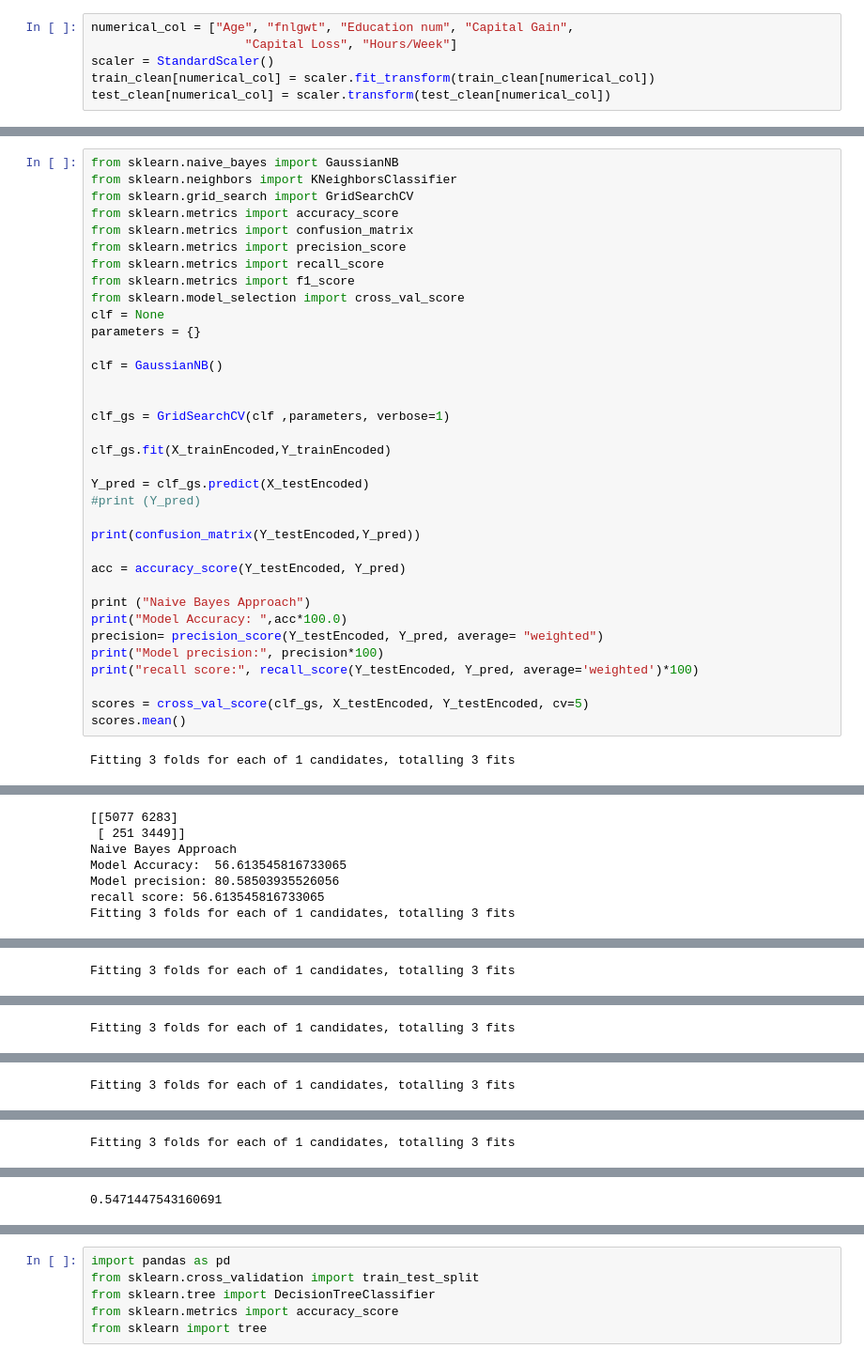
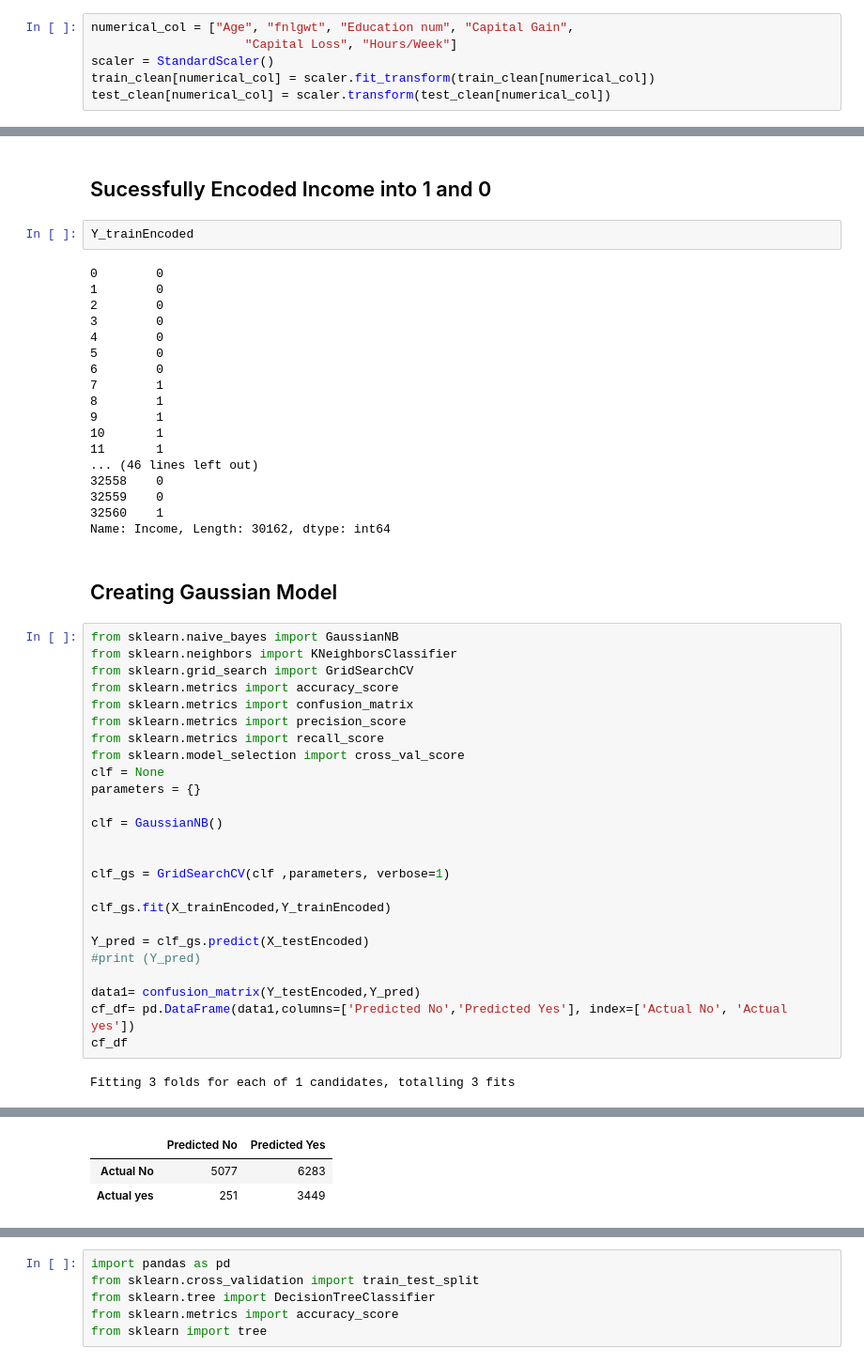
Before and after one commit to YashDeshpande1771/Adult-Income-prediction, a Jupyter notebook: DMW adult census.ipynb, the cells around one changed output, grey strips where cells are left out. Shown at 94% size. Saved outputs shown, nothing was run; the diff lists cells and outputs as text.

```diff
--- a/DMW adult census.ipynb
+++ b/DMW adult census.ipynb
@@ -133,6 +194,30 @@ Y_testEncoded = Y_test.replace([' <=50K.' , ' >50K.'] , [0,1])
 8      >50K
 9      >50K
 Name: Income, dtype: object
+# %% [markdown]
+## Sucessfully Encoded Income into 1 and 0
+# %%
+Y_trainEncoded
+# %% [output]
+0        0
+1        0
+2        0
+3        0
+4        0
+5        0
+6        0
+7        1
+8        1
+9        1
+10       1
+11       1
+... (46 lines left out)
+32558    0
+32559    0
+32560    1
+Name: Income, Length: 30162, dtype: int64
+# %% [markdown]
+## Creating Gaussian Model
 # %%
 from sklearn.naive_bayes import GaussianNB
 from sklearn.neighbors import KNeighborsClassifier
@@ -141,7 +226,6 @@ from sklearn.metrics import accuracy_score
 from sklearn.metrics import confusion_matrix
 from sklearn.metrics import precision_score
 from sklearn.metrics import recall_score
-from sklearn.metrics import f1_score
 from sklearn.model_selection import cross_val_score
 clf = None
 parameters = {}
@@ -156,17 +240,8 @@ clf_gs.fit(X_trainEncoded,Y_trainEncoded)
 Y_pred = clf_gs.predict(X_testEncoded)
 #print (Y_pred)
 
-print(confusion_matrix(Y_testEncoded,Y_pred))
-
-acc = accuracy_score(Y_testEncoded, Y_pred)
-
-print ("Naive Bayes Approach")
-print("Model Accuracy: ",acc*100.0)
-precision= precision_score(Y_testEncoded, Y_pred, average= "weighted")
-print("Model precision:", precision*100)
-print("recall score:", recall_score(Y_testEncoded, Y_pred, average='weighted')*100)
-
-scores = cross_val_score(clf_gs, X_testEncoded, Y_testEncoded, cv=5)
-scores.mean()
+data1= confusion_matrix(Y_testEncoded,Y_pred)
+cf_df= pd.DataFrame(data1,columns=['Predicted No','Predicted Yes'], index=['Actual No', 'Actual yes'])
+cf_df
 # %% [output]
 Fitting 3 folds for each of 1 candidates, totalling 3 fits
@@ -174,7 +248,0 @@ Fitting 3 folds for each of 1 candidates, totalling 3 fits
-[[5077 6283]
- [ 251 3449]]
-Naive Bayes Approach
-Model Accuracy:  56.613545816733065
-Model precision: 80.58503935526056
-recall score: 56.613545816733065
-Fitting 3 folds for each of 1 candidates, totalling 3 fits
@@ -182 +248,0 @@ Fitting 3 folds for each of 1 candidates, totalling 3 fits
-Fitting 3 folds for each of 1 candidates, totalling 3 fits
@@ -184 +248,0 @@ Fitting 3 folds for each of 1 candidates, totalling 3 fits
-Fitting 3 folds for each of 1 candidates, totalling 3 fits
@@ -186 +248,0 @@ Fitting 3 folds for each of 1 candidates, totalling 3 fits
-Fitting 3 folds for each of 1 candidates, totalling 3 fits
@@ -188 +248,0 @@ Fitting 3 folds for each of 1 candidates, totalling 3 fits
-Fitting 3 folds for each of 1 candidates, totalling 3 fits
@@ -190 +249,3 @@ Fitting 3 folds for each of 1 candidates, totalling 3 fits
-0.5471447543160691
+|  | Predicted No | Predicted Yes |
+| Actual No | 5077 | 6283 |
+| Actual yes | 251 | 3449 |
```
Also changed, not shown: parts of 22 cells of this notebook.
